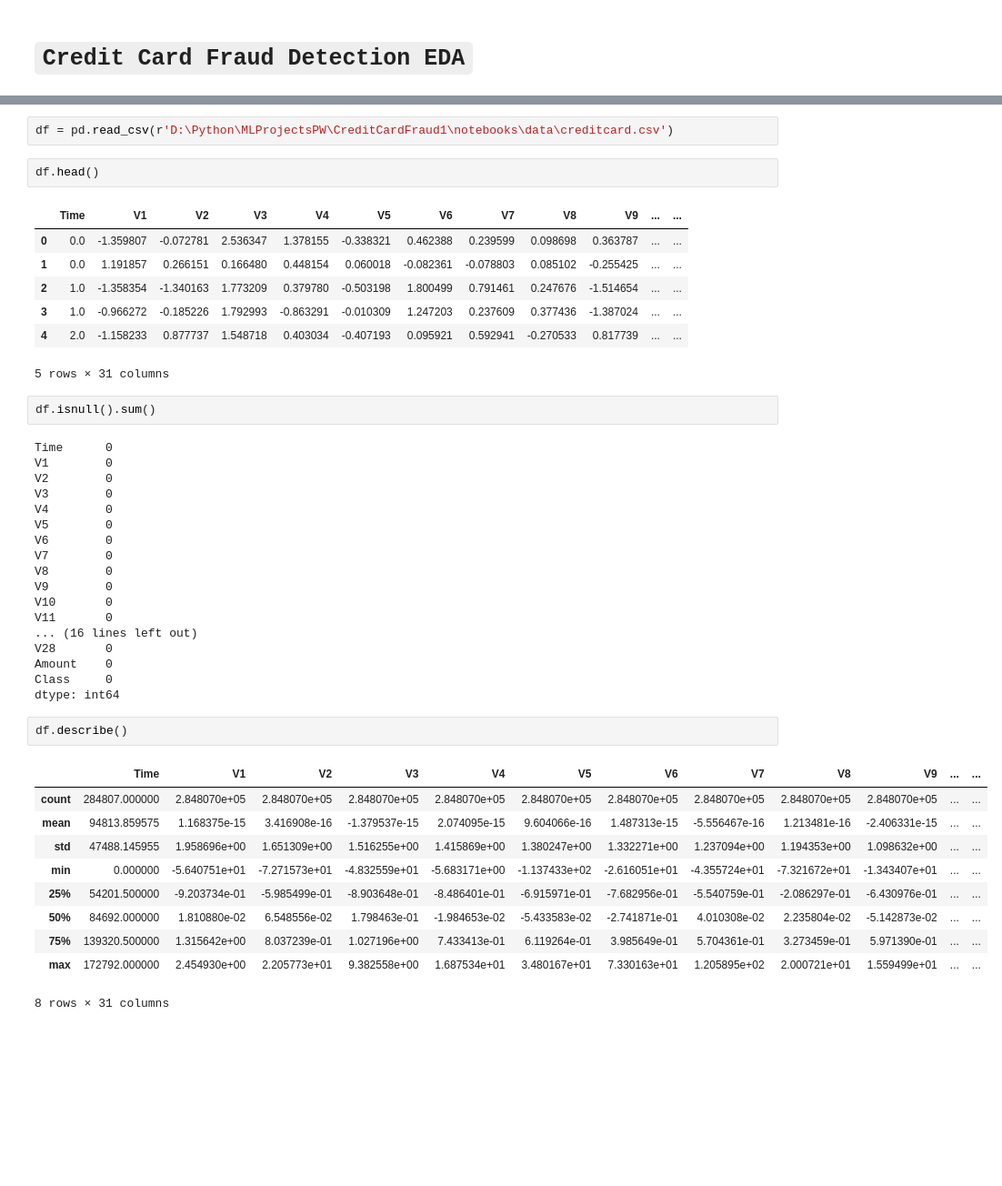
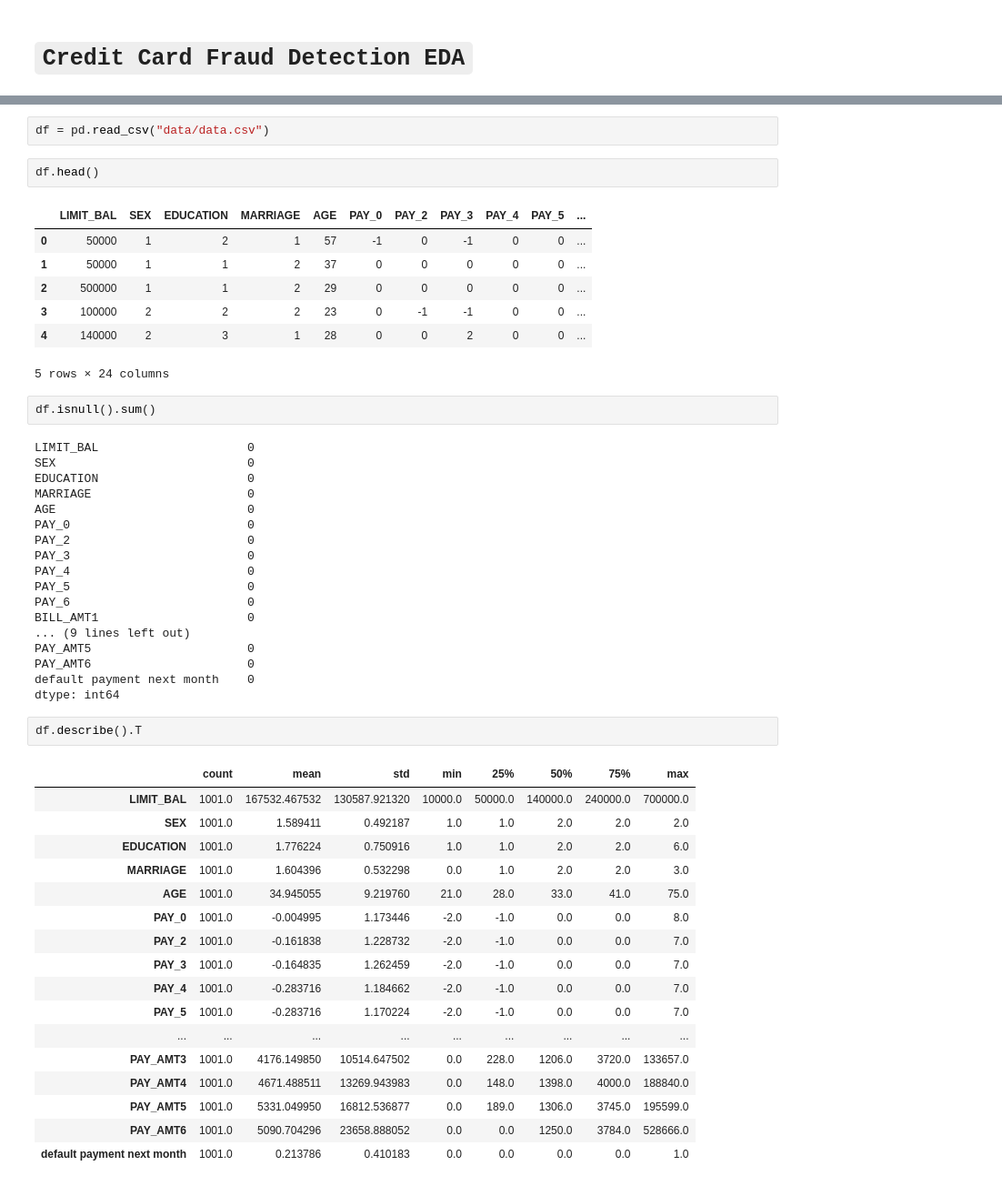
Before and after one commit to Captain-Dawn/CreditCardFraud1, a Jupyter notebook: research/EDA.ipynb, the cells around one changed output, grey strips where cells are left out. Shown at 91% size. Saved outputs shown, nothing was run; the diff lists cells and outputs as text; blank space fills up the shorter version.

```diff
--- a/research/EDA.ipynb
+++ b/research/EDA.ipynb
@@ -52,48 +12,55 @@ Bertrand Lebichot, Gianmarco Paldino, Wissam Siblini, Liyun He, Frederic Oblé,
 # %%
-df = pd.read_csv(r'D:\Python\MLProjectsPW\CreditCardFraud1\notebooks\data\creditcard.csv')
+df = pd.read_csv("data/data.csv")
 # %%
 df.head()
 # %% [output]
-|  | Time | V1 | V2 | V3 | V4 | V5 | V6 | V7 | V8 | V9 | ... | ... |
-| 0 | 0.0 | -1.359807 | -0.072781 | 2.536347 | 1.378155 | -0.338321 | 0.462388 | 0.239599 | 0.098698 | 0.363787 | ... | ... |
-| 1 | 0.0 | 1.191857 | 0.266151 | 0.166480 | 0.448154 | 0.060018 | -0.082361 | -0.078803 | 0.085102 | -0.255425 | ... | ... |
-| 2 | 1.0 | -1.358354 | -1.340163 | 1.773209 | 0.379780 | -0.503198 | 1.800499 | 0.791461 | 0.247676 | -1.514654 | ... | ... |
-| 3 | 1.0 | -0.966272 | -0.185226 | 1.792993 | -0.863291 | -0.010309 | 1.247203 | 0.237609 | 0.377436 | -1.387024 | ... | ... |
-| 4 | 2.0 | -1.158233 | 0.877737 | 1.548718 | 0.403034 | -0.407193 | 0.095921 | 0.592941 | -0.270533 | 0.817739 | ... | ... |
+|  | LIMIT_BAL | SEX | EDUCATION | MARRIAGE | AGE | PAY_0 | PAY_2 | PAY_3 | PAY_4 | PAY_5 | ... |
+| 0 | 50000 | 1 | 2 | 1 | 57 | -1 | 0 | -1 | 0 | 0 | ... |
+| 1 | 50000 | 1 | 1 | 2 | 37 | 0 | 0 | 0 | 0 | 0 | ... |
+| 2 | 500000 | 1 | 1 | 2 | 29 | 0 | 0 | 0 | 0 | 0 | ... |
+| 3 | 100000 | 2 | 2 | 2 | 23 | 0 | -1 | -1 | 0 | 0 | ... |
+| 4 | 140000 | 2 | 3 | 1 | 28 | 0 | 0 | 2 | 0 | 0 | ... |
-5 rows × 31 columns
+5 rows × 24 columns
 # %%
 df.isnull().sum()
 # %% [output]
-Time      0
-V1        0
-V2        0
-V3        0
-V4        0
-V5        0
-V6        0
-V7        0
-V8        0
-V9        0
-V10       0
-V11       0
-... (16 lines left out)
-V28       0
-Amount    0
-Class     0
+LIMIT_BAL                     0
+SEX                           0
+EDUCATION                     0
+MARRIAGE                      0
+AGE                           0
+PAY_0                         0
+PAY_2                         0
+PAY_3                         0
+PAY_4                         0
+PAY_5                         0
+PAY_6                         0
+BILL_AMT1                     0
+... (9 lines left out)
+PAY_AMT5                      0
+PAY_AMT6                      0
+default payment next month    0
 dtype: int64
 # %%
-df.describe()
+df.describe().T
 # %% [output]
-|  | Time | V1 | V2 | V3 | V4 | V5 | V6 | V7 | V8 | V9 | ... | ... |
-| count | 284807.000000 | 2.848070e+05 | 2.848070e+05 | 2.848070e+05 | 2.848070e+05 | 2.848070e+05 | 2.848070e+05 | 2.848070e+05 | 2.848070e+05 | 2.848070e+05 | ... | ... |
-| mean | 94813.859575 | 1.168375e-15 | 3.416908e-16 | -1.379537e-15 | 2.074095e-15 | 9.604066e-16 | 1.487313e-15 | -5.556467e-16 | 1.213481e-16 | -2.406331e-15 | ... | ... |
-| std | 47488.145955 | 1.958696e+00 | 1.651309e+00 | 1.516255e+00 | 1.415869e+00 | 1.380247e+00 | 1.332271e+00 | 1.237094e+00 | 1.194353e+00 | 1.098632e+00 | ... | ... |
-| min | 0.000000 | -5.640751e+01 | -7.271573e+01 | -4.832559e+01 | -5.683171e+00 | -1.137433e+02 | -2.616051e+01 | -4.355724e+01 | -7.321672e+01 | -1.343407e+01 | ... | ... |
-| 25% | 54201.500000 | -9.203734e-01 | -5.985499e-01 | -8.903648e-01 | -8.486401e-01 | -6.915971e-01 | -7.682956e-01 | -5.540759e-01 | -2.086297e-01 | -6.430976e-01 | ... | ... |
-| 50% | 84692.000000 | 1.810880e-02 | 6.548556e-02 | 1.798463e-01 | -1.984653e-02 | -5.433583e-02 | -2.741871e-01 | 4.010308e-02 | 2.235804e-02 | -5.142873e-02 | ... | ... |
-| 75% | 139320.500000 | 1.315642e+00 | 8.037239e-01 | 1.027196e+00 | 7.433413e-01 | 6.119264e-01 | 3.985649e-01 | 5.704361e-01 | 3.273459e-01 | 5.971390e-01 | ... | ... |
-| max | 172792.000000 | 2.454930e+00 | 2.205773e+01 | 9.382558e+00 | 1.687534e+01 | 3.480167e+01 | 7.330163e+01 | 1.205895e+02 | 2.000721e+01 | 1.559499e+01 | ... | ... |
+|  | count | mean | std | min | 25% | 50% | 75% | max |
+| LIMIT_BAL | 1001.0 | 167532.467532 | 130587.921320 | 10000.0 | 50000.0 | 140000.0 | 240000.0 | 700000.0 |
+| SEX | 1001.0 | 1.589411 | 0.492187 | 1.0 | 1.0 | 2.0 | 2.0 | 2.0 |
+| EDUCATION | 1001.0 | 1.776224 | 0.750916 | 1.0 | 1.0 | 2.0 | 2.0 | 6.0 |
+| MARRIAGE | 1001.0 | 1.604396 | 0.532298 | 0.0 | 1.0 | 2.0 | 2.0 | 3.0 |
+| AGE | 1001.0 | 34.945055 | 9.219760 | 21.0 | 28.0 | 33.0 | 41.0 | 75.0 |
+| PAY_0 | 1001.0 | -0.004995 | 1.173446 | -2.0 | -1.0 | 0.0 | 0.0 | 8.0 |
+| PAY_2 | 1001.0 | -0.161838 | 1.228732 | -2.0 | -1.0 | 0.0 | 0.0 | 7.0 |
+| PAY_3 | 1001.0 | -0.164835 | 1.262459 | -2.0 | -1.0 | 0.0 | 0.0 | 7.0 |
+| PAY_4 | 1001.0 | -0.283716 | 1.184662 | -2.0 | -1.0 | 0.0 | 0.0 | 7.0 |
+| PAY_5 | 1001.0 | -0.283716 | 1.170224 | -2.0 | -1.0 | 0.0 | 0.0 | 7.0 |
+| ... | ... | ... | ... | ... | ... | ... | ... | ... |
+| PAY_AMT3 | 1001.0 | 4176.149850 | 10514.647502 | 0.0 | 228.0 | 1206.0 | 3720.0 | 133657.0 |
+| PAY_AMT4 | 1001.0 | 4671.488511 | 13269.943983 | 0.0 | 148.0 | 1398.0 | 4000.0 | 188840.0 |
+| PAY_AMT5 | 1001.0 | 5331.049950 | 16812.536877 | 0.0 | 189.0 | 1306.0 | 3745.0 | 195599.0 |
+| PAY_AMT6 | 1001.0 | 5090.704296 | 23658.888052 | 0.0 | 0.0 | 1250.0 | 3784.0 | 528666.0 |
+| default payment next month | 1001.0 | 0.213786 | 0.410183 | 0.0 | 0.0 | 0.0 | 0.0 | 1.0 |
-8 rows × 31 columns
 # %%
 df.info()
 # %% [output]
```
Also changed, not shown: parts of 19 cells of this notebook, 2 other files.
